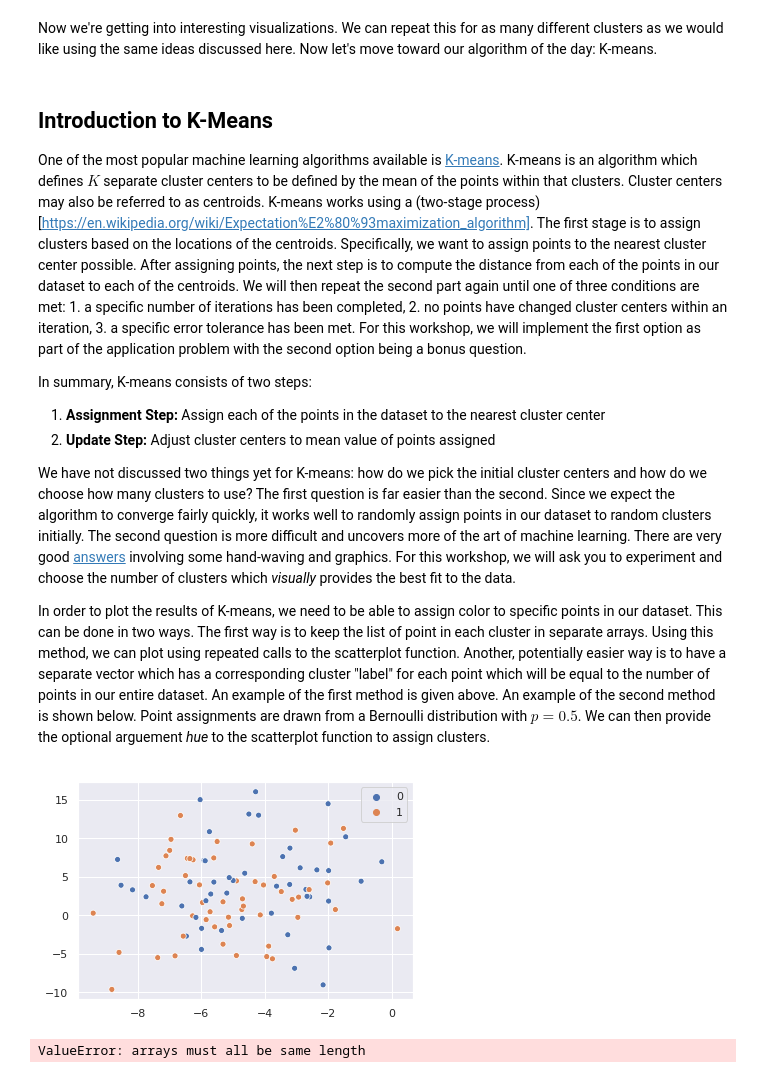
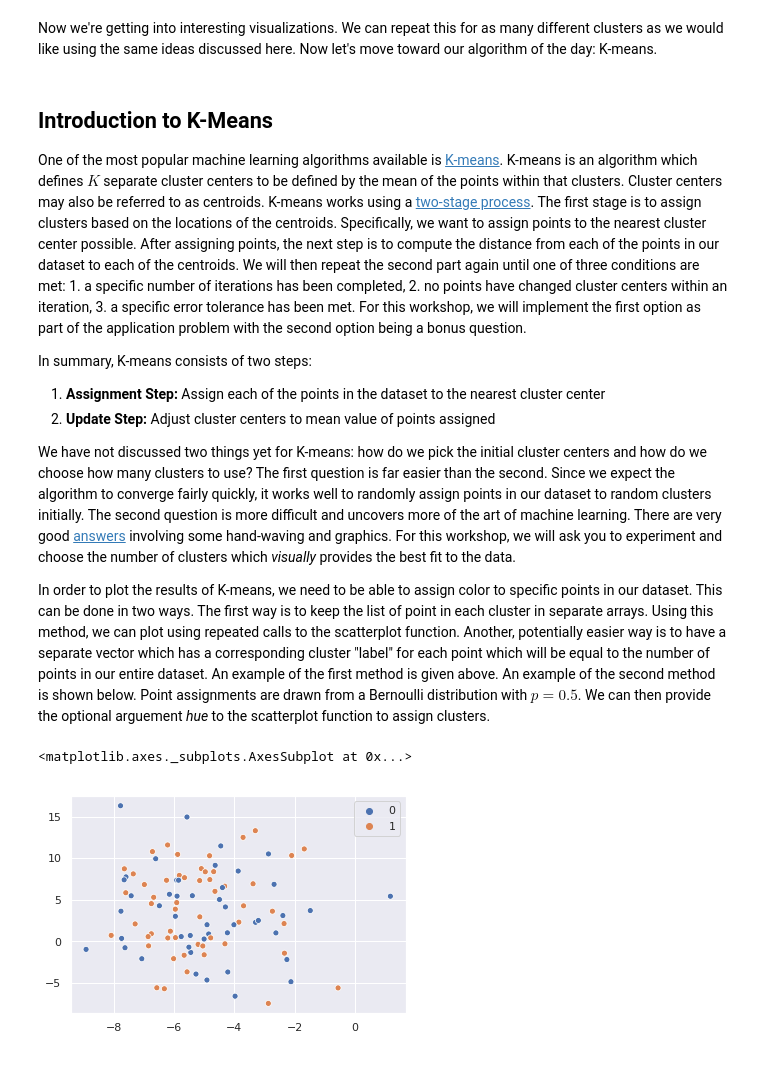
Before and after one commit to RockyMountainDataScience/2018_fall_workshops, a Jupyter notebook: workshop6/Workshop 6 Clustering, Plotting, Simulation.ipynb, the cells around one changed output. Saved outputs shown, nothing was run; the diff lists cells and outputs as text; code cells hidden in the pictures.

Commit message:
Fixed links, added application problem

```diff
--- a/workshop6/Workshop 6 Clustering, Plotting, Simulation.ipynb
+++ b/workshop6/Workshop 6 Clustering, Plotting, Simulation.ipynb
@@ -66,7 +60,7 @@ Now we're getting into interesting visualizations. We can repeat this for as man
 # %% [markdown]
 ## Introduction to K-Means
 
-One of the most popular machine learning algorithms available is [K-means](https://en.wikipedia.org/wiki/K-means_clustering). K-means is an algorithm which defines $K$ separate cluster centers to be defined by the mean of the points within that clusters. Cluster centers may also be referred to as centroids. K-means works using a (two-stage process)[https://en.wikipedia.org/wiki/Expectation%E2%80%93maximization_algorithm]. The first stage is to assign clusters based on the locations of the centroids. Specifically, we want to assign points to the nearest cluster center possible. After assigning points, the next step is to compute the distance from each of the points in our dataset to each of the centroids. We will then repeat the second part again until one of three conditions are met: 1. a specific number of iterations has been completed, 2. no points have changed cluster centers within an iteration, 3. a specific error tolerance has been met. For this workshop, we will implement the first option as part of the application problem with the second option being a bonus question.
+One of the most popular machine learning algorithms available is [K-means](https://en.wikipedia.org/wiki/K-means_clustering). K-means is an algorithm which defines $K$ separate cluster centers to be defined by the mean of the points within that clusters. Cluster centers may also be referred to as centroids. K-means works using a [two-stage process](https://en.wikipedia.org/wiki/Expectation%E2%80%93maximization_algorithm). The first stage is to assign clusters based on the locations of the centroids. Specifically, we want to assign points to the nearest cluster center possible. After assigning points, the next step is to compute the distance from each of the points in our dataset to each of the centroids. We will then repeat the second part again until one of three conditions are met: 1. a specific number of iterations has been completed, 2. no points have changed cluster centers within an iteration, 3. a specific error tolerance has been met. For this workshop, we will implement the first option as part of the application problem with the second option being a bonus question.
 
 In summary, K-means consists of two steps:
 
@@ -77,63 +71,12 @@ We have not discussed two things yet for K-means: how do we pick the initial clu
 
 In order to plot the results of K-means, we need to be able to assign color to specific points in our dataset. This can be done in two ways. The first way is to keep the list of point in each cluster in separate arrays. Using this method, we can plot using repeated calls to the scatterplot function. Another, potentially easier way is to have a separate vector which has a corresponding cluster "label" for each point which will be equal to the number of points in our entire dataset. An example of the first method is given above. An example of the second method is shown below. Point assignments are drawn from a Bernoulli distribution with $p=0.5$. We can then provide the optional arguement _hue_ to the scatterplot function to assign clusters.
 # %%
-# Method 2 -- Using the two clusters from
+# Method 2 -- Using the two clusters from previously in the notebook
 
 from numpy.random import binomial
 
 point_assignments = binomial(1, 0.5, 100)
-ax = sns.scatterplot(x = x_axis, y = y_axis, hue=point_assignments)
+sns.scatterplot(x = x_axis, y = y_axis, hue=point_assignments)
 # %% [output]
+<matplotlib.axes._subplots.AxesSubplot at 0x...>
-[figure, old version]
+[figure, new version]
-# %%
-from numpy.linalg import norm
-
-def k_means(data, number_of_clusters, iterations):
-
-    # Randomly assign points to a cluster center for an initial guess
-    cluster_labels = np.random.randint(0, number_of_clusters, size=data.shape[0])
-
-    # Generate a vector of cluster centers of the shape we need
-    cluster_centers = np.zeros((number_of_clusters, 2))
-
-    # Create a for loop to operate a specific number of iterations
-    for _ in range(iterations):
-
-        # Perform the first step of K-means -- Update Step
-        # Compute the mean of each of the points within a specific cluster
-
-        for cluster_center_index in range(number_of_clusters):
-            cluster_centers[cluster_center_index] = np.mean(data[cluster_center_index == cluster_labels], axis=0)
-
-        # Perform the second step of K-means -- Assignment Step
-        # Assign each point to the nearest cluster center
-
-        for data_point_index in range(data.shape[0]):
-
-            # Save best_so_far as the minimum distance seen for that data point
-            # to each of the cluster centers
-            best_so_far = 1000000000
-
-            # Save the index to the cluster center list
-            best_so_far_index = number_of_clusters
-
-            # Check all cluster centers and update best_so_far and best_so_far_index only if
-            # better value is observed
-            for cluster_center_index in range(number_of_clusters):
-                if norm(cluster_centers[cluster_center_index] - data[data_point_index]) < best_so_far:
-                    best_so_far = norm(cluster_centers[cluster_center_index] - data[data_point_index])
-                    best_so_far_index = cluster_center_index
-
-            # Assign the best_so_far_index to the associated cluster_center index
-            cluster_labels[data_point_index] = best_so_far_index
-
-    # return both cluster labels (which cluster data points belong to) and
-    # cluster centers (the centers of those clusters)
-
-    return cluster_labels, cluster_centers
-
-labels, centers = k_means(sample_points, 3, 200)
-sns.scatterplot(x = x_axis, y = y_axis, hue=labels)
-np.mean(sample_points, axis=0)
-# %% [output]
-ValueError: arrays must all be same length
```
Also changed, not shown: parts of 11 cells of this notebook.
